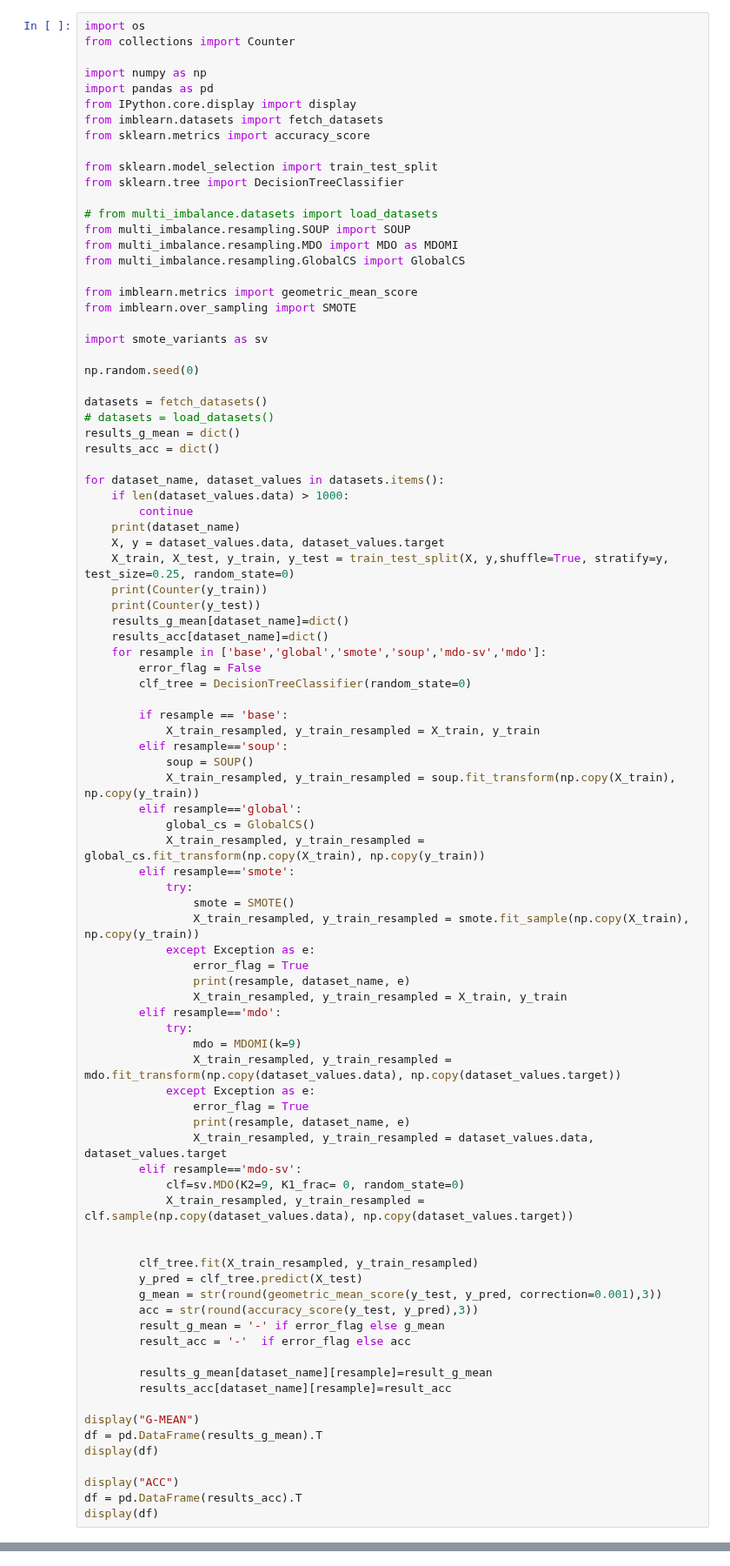
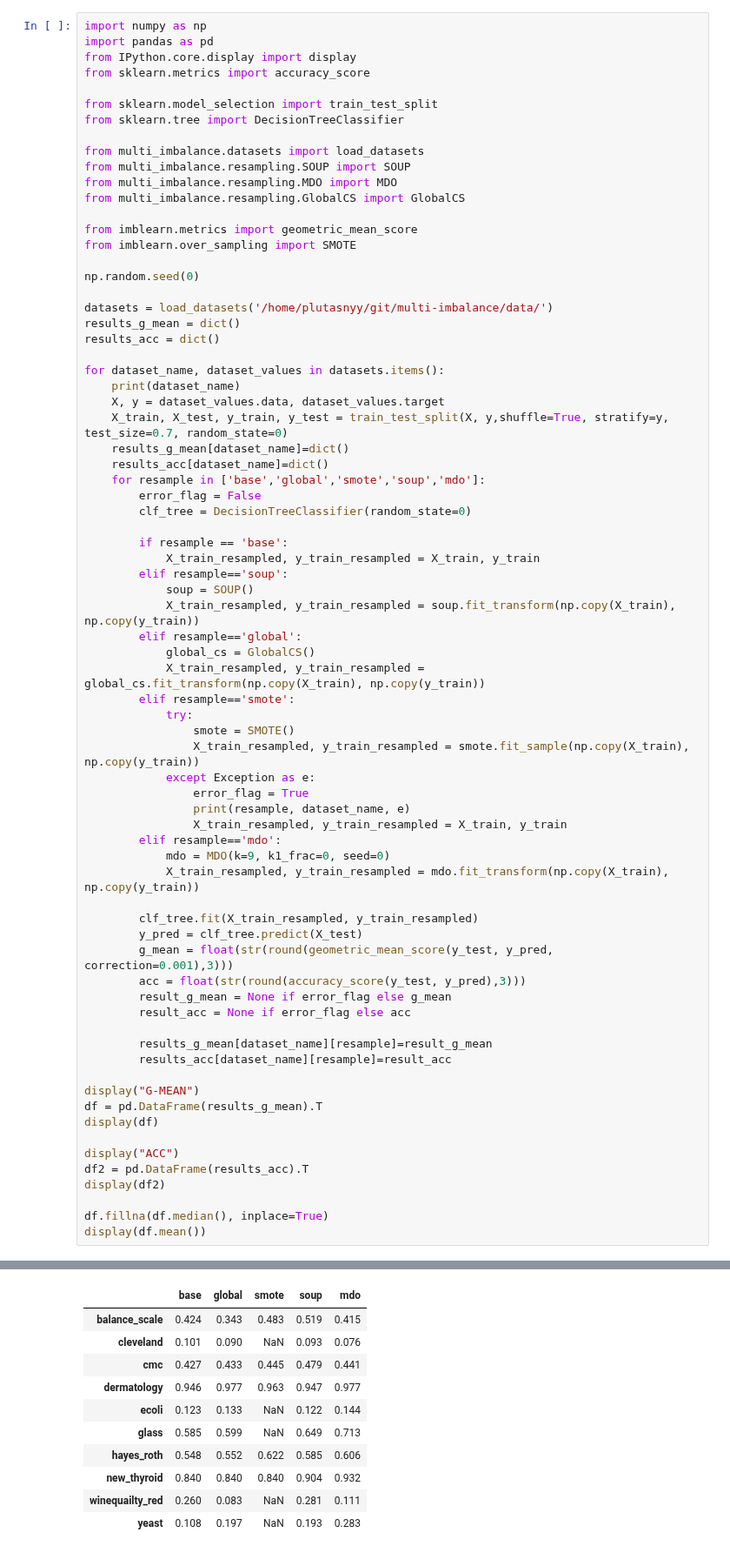
Before and after one commit to damianhorna/multi-imbalance, a Jupyter notebook: benchmarks/resample.ipynb, the cells around one changed output, grey strips where cells are left out. Shown at 87% size. Drawn from its saved outputs; the diff is of its cells as text.

```diff
--- a/benchmarks/resample.ipynb
+++ b/benchmarks/resample.ipynb
@@ -1,44 +1,33 @@
 # %%
-import os
-from collections import Counter
-
 import numpy as np
 import pandas as pd
 from IPython.core.display import display
-from imblearn.datasets import fetch_datasets
 from sklearn.metrics import accuracy_score
 
 from sklearn.model_selection import train_test_split
 from sklearn.tree import DecisionTreeClassifier
 
-# from multi_imbalance.datasets import load_datasets
+from multi_imbalance.datasets import load_datasets
 from multi_imbalance.resampling.SOUP import SOUP
-from multi_imbalance.resampling.MDO import MDO as MDOMI
+from multi_imbalance.resampling.MDO import MDO
 from multi_imbalance.resampling.GlobalCS import GlobalCS
 
 from imblearn.metrics import geometric_mean_score
 from imblearn.over_sampling import SMOTE
 
-import smote_variants as sv
-
 np.random.seed(0)
 
-datasets = fetch_datasets()
-# datasets = load_datasets()
+datasets = load_datasets('/home/plutasnyy/git/multi-imbalance/data/')
 results_g_mean = dict()
 results_acc = dict()
 
 for dataset_name, dataset_values in datasets.items():
-    if len(dataset_values.data) > 1000:
-        continue
     print(dataset_name)
     X, y = dataset_values.data, dataset_values.target
-    X_train, X_test, y_train, y_test = train_test_split(X, y,shuffle=True, stratify=y, test_size=0.25, random_state=0)
-    print(Counter(y_train))
-    print(Counter(y_test))
+    X_train, X_test, y_train, y_test = train_test_split(X, y,shuffle=True, stratify=y, test_size=0.7, random_state=0)
     results_g_mean[dataset_name]=dict()
     results_acc[dataset_name]=dict()
-    for resample in ['base','global','smote','soup','mdo-sv','mdo']:
+    for resample in ['base','global','smote','soup','mdo']:
         error_flag = False
         clf_tree = DecisionTreeClassifier(random_state=0)
 
@@ -59,24 +48,15 @@ for dataset_name, dataset_values in datasets.items():
                 print(resample, dataset_name, e)
                 X_train_resampled, y_train_resampled = X_train, y_train
         elif resample=='mdo':
-            try:
-                mdo = MDOMI(k=9)
-                X_train_resampled, y_train_resampled = mdo.fit_transform(np.copy(dataset_values.data), np.copy(dataset_values.target))
-            except Exception as e:
-                error_flag = True
-                print(resample, dataset_name, e)
-                X_train_resampled, y_train_resampled = dataset_values.data, dataset_values.target
-        elif resample=='mdo-sv':
-            clf=sv.MDO(K2=9, K1_frac= 0, random_state=0)
-            X_train_resampled, y_train_resampled = clf.sample(np.copy(dataset_values.data), np.copy(dataset_values.target))
-
+            mdo = MDO(k=9, k1_frac=0, seed=0)
+            X_train_resampled, y_train_resampled = mdo.fit_transform(np.copy(X_train), np.copy(y_train))
 
         clf_tree.fit(X_train_resampled, y_train_resampled)
         y_pred = clf_tree.predict(X_test)
-        g_mean = str(round(geometric_mean_score(y_test, y_pred, correction=0.001),3))
-        acc = str(round(accuracy_score(y_test, y_pred),3))
-        result_g_mean = '-' if error_flag else g_mean
-        result_acc = '-'  if error_flag else acc
+        g_mean = float(str(round(geometric_mean_score(y_test, y_pred, correction=0.001),3)))
+        acc = float(str(round(accuracy_score(y_test, y_pred),3)))
+        result_g_mean = None if error_flag else g_mean
+        result_acc = None if error_flag else acc
 
         results_g_mean[dataset_name][resample]=result_g_mean
         results_acc[dataset_name][resample]=result_acc
@@ -86,6 +66,9 @@ df = pd.DataFrame(results_g_mean).T
 display(df)
 
 display("ACC")
-df = pd.DataFrame(results_acc).T
-display(df)
+df2 = pd.DataFrame(results_acc).T
+display(df2)
+
+df.fillna(df.median(), inplace=True)
+display(df.mean())
 # %% [output]
@@ -113,0 +91,11 @@ spectrometer
+|  | base | global | smote | soup | mdo |
+| balance_scale | 0.424 | 0.343 | 0.483 | 0.519 | 0.415 |
+| cleveland | 0.101 | 0.090 | NaN | 0.093 | 0.076 |
+| cmc | 0.427 | 0.433 | 0.445 | 0.479 | 0.441 |
+| dermatology | 0.946 | 0.977 | 0.963 | 0.947 | 0.977 |
+| ecoli | 0.123 | 0.133 | NaN | 0.122 | 0.144 |
+| glass | 0.585 | 0.599 | NaN | 0.649 | 0.713 |
+| hayes_roth | 0.548 | 0.552 | 0.622 | 0.585 | 0.606 |
+| new_thyroid | 0.840 | 0.840 | 0.840 | 0.904 | 0.932 |
+| winequailty_red | 0.260 | 0.083 | NaN | 0.281 | 0.111 |
+| yeast | 0.108 | 0.197 | NaN | 0.193 | 0.283 |
```
Also changed, not shown: parts of 1 cell of this notebook, 4 other files.
